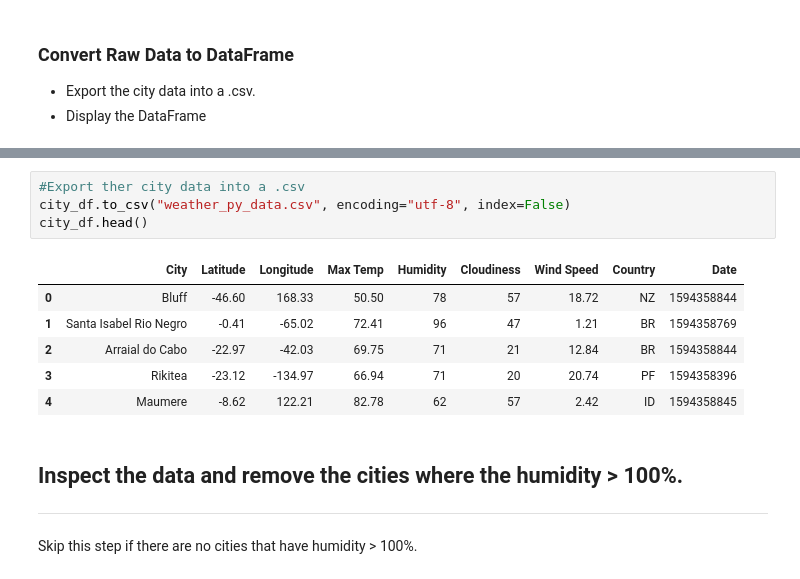
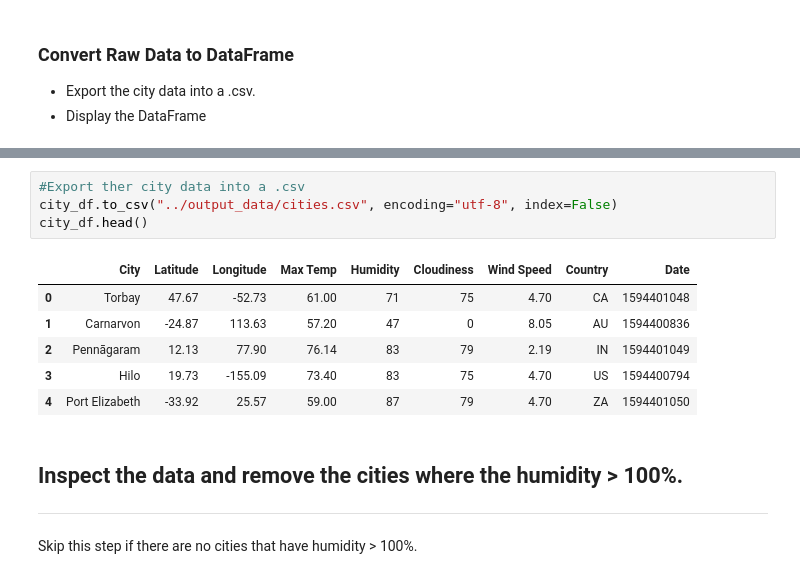
Before and after one commit to charlim26/python-api-challenge, a Jupyter notebook: WeatherPy/WeatherPy3.ipynb, the cells around one changed output, grey strips where cells are left out. Drawn from its saved outputs; the diff is of its cells as text.

```diff
--- a/WeatherPy/WeatherPy3.ipynb
+++ b/WeatherPy/WeatherPy3.ipynb
@@ -138,14 +138,14 @@ city_df.head()
 # %%
 #Export ther city data into a .csv
-city_df.to_csv("weather_py_data.csv", encoding="utf-8", index=False)
+city_df.to_csv("../output_data/cities.csv", encoding="utf-8", index=False)
 city_df.head()
 # %% [output]
 |  | City | Latitude | Longitude | Max Temp | Humidity | Cloudiness | Wind Speed | Country | Date |
-| 0 | Bluff | -46.60 | 168.33 | 50.50 | 78 | 57 | 18.72 | NZ | 1594358844 |
-| 1 | Santa Isabel Rio Negro | -0.41 | -65.02 | 72.41 | 96 | 47 | 1.21 | BR | 1594358769 |
-| 2 | Arraial do Cabo | -22.97 | -42.03 | 69.75 | 71 | 21 | 12.84 | BR | 1594358844 |
-| 3 | Rikitea | -23.12 | -134.97 | 66.94 | 71 | 20 | 20.74 | PF | 1594358396 |
-| 4 | Maumere | -8.62 | 122.21 | 82.78 | 62 | 57 | 2.42 | ID | 1594358845 |
+| 0 | Torbay | 47.67 | -52.73 | 61.00 | 71 | 75 | 4.70 | CA | 1594401048 |
+| 1 | Carnarvon | -24.87 | 113.63 | 57.20 | 47 | 0 | 8.05 | AU | 1594400836 |
+| 2 | Pennāgaram | 12.13 | 77.90 | 76.14 | 83 | 79 | 2.19 | IN | 1594401049 |
+| 3 | Hilo | 19.73 | -155.09 | 73.40 | 83 | 75 | 4.70 | US | 1594400794 |
+| 4 | Port Elizabeth | -33.92 | 25.57 | 59.00 | 87 | 79 | 4.70 | ZA | 1594401050 |
 # %% [markdown]
 ## Inspect the data and remove the cities where the humidity > 100%.
 ----
```
Also changed, not shown: parts of 8 cells of this notebook, 7 other files.
